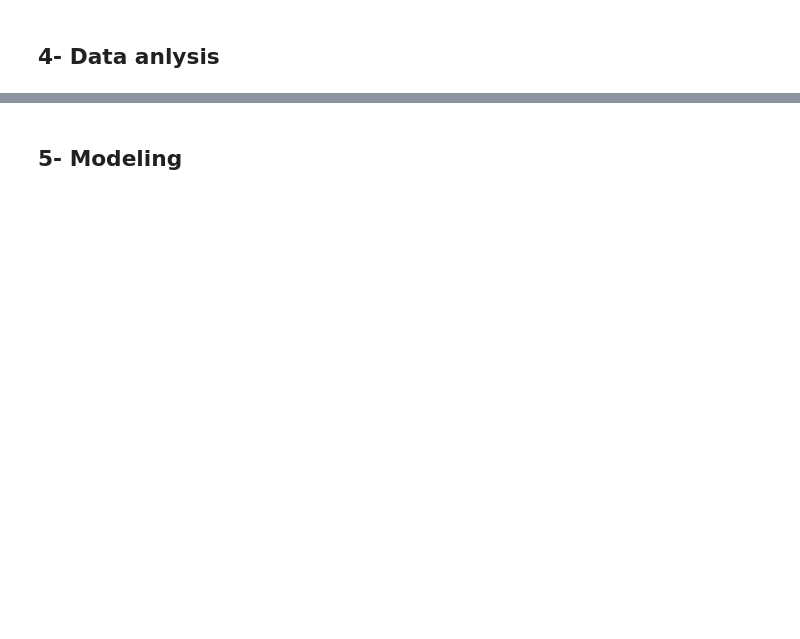
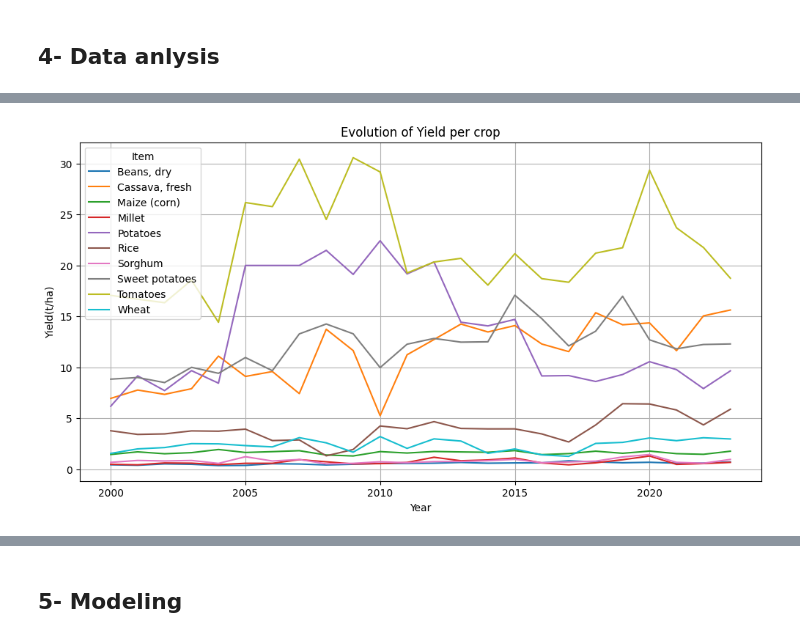
Before and after one commit to csaafrica/Climate_Smart-Agriculture, a Jupyter notebook: Project_6.ipynb, the cells around one changed output, grey strips where cells are left out. Saved outputs shown, nothing was run; the diff lists cells and outputs as text; code cells hidden in the pictures; blank space fills up the shorter version.

```diff
--- a/Project_6.ipynb
+++ b/Project_6.ipynb
@@ -405,0 +413,5 @@ array(['Beans, dry', 'Cassava, fresh', 'Maize (corn)', 'Millet',
+# %%
+# Yield calculation and puting in new column
+
+clean_data["Yield(t/ha)"] = clean_data["Production(T)"] / clean_data["Area(ha)"]
+#clean_data["unit_price"] = (clean_data["Amount(1000USD)"]*1000)/clean_data["Production(T)"]
@@ -405,0 +458,10 @@ array(['Beans, dry', 'Cassava, fresh', 'Maize (corn)', 'Millet',
+# %%
+plt.figure(figsize=(12,6))
+sns.lineplot(data=clean_data, x="Year", y="Yield(t/ha)", hue="Item")
+plt.title("Evolution of Yield per crop")
+plt.grid()
+
+plt.savefig("evolution.png", dpi=300)  # Save as high-resolution PNG
+plt.show()
+# %% [output]
+[figure, added]
```
Also changed, not shown: parts of 18 cells of this notebook.
